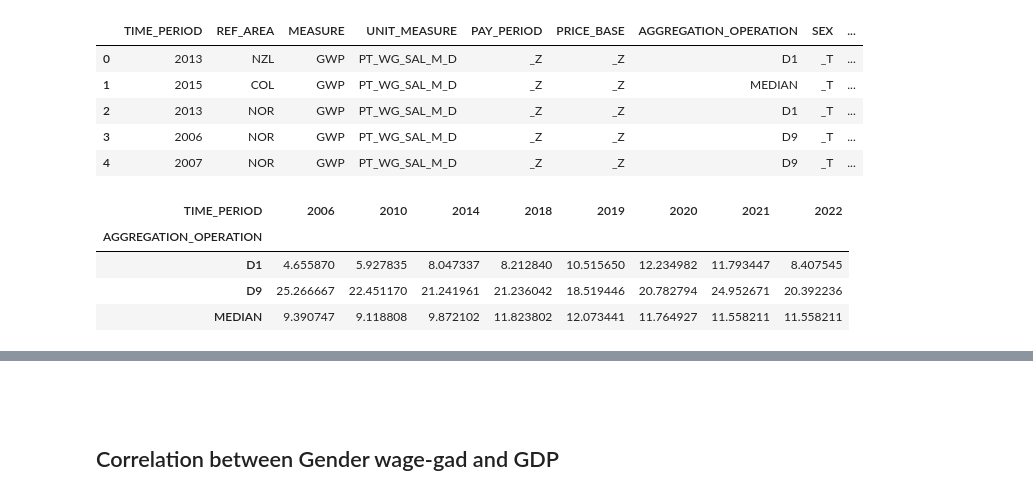
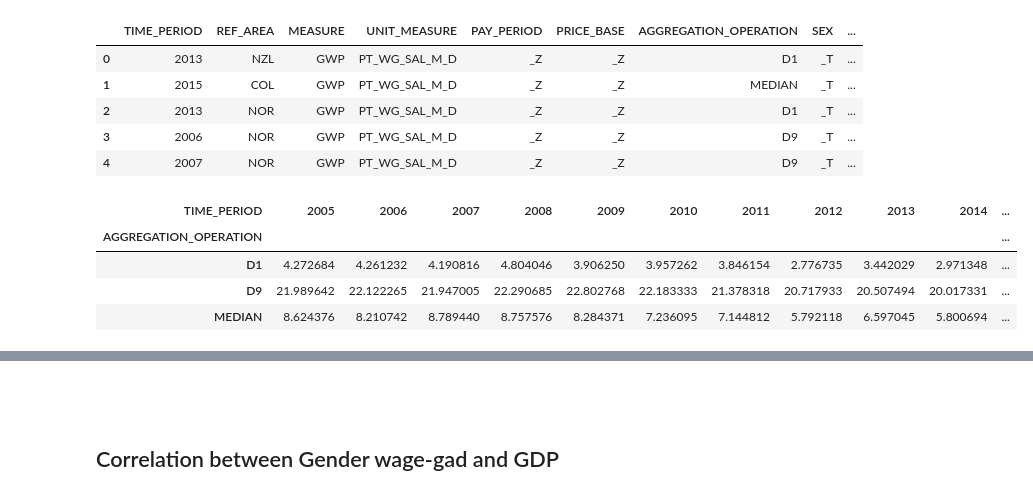
Before and after one commit to PaolaGaray/FirstProject, a Jupyter notebook: notebooks/load_and_clean_data_paola.ipynb, the cells around one changed output, grey strips where cells are left out. Cells and saved outputs as stored; diff of their text form; code cells hidden in the pictures.

```diff
--- a/notebooks/load_and_clean_data_paola.ipynb
+++ b/notebooks/load_and_clean_data_paola.ipynb
@@ -128,24 +128,24 @@ gender_wage_gap_df.head(5)
 | 4 | 2007 | NOR | GWP | PT_WG_SAL_M_D | _Z | _Z | D9 | _T | ... |
 # %%
 # Filter the data for each country
-country = 'FRA' # Here you can select the country you want to check
+country = 'NOR' # Here you can select the country you want to check
 
 country_selected_df = gender_wage_gap_df[gender_wage_gap_df['REF_AREA'] == country]
 country_selected_df.head(5)
 
 # Pivot the DataFrame to have aggregation operation as the index and years as columns
 country_selected_pivot = country_selected_df.pivot(
     index='AGGREGATION_OPERATION',
     columns='TIME_PERIOD',
     values='OBS_VALUE'
 )
 display(country_selected_pivot)
 # %% [output]
-| TIME_PERIOD | 2006 | 2010 | 2014 | 2018 | 2019 | 2020 | 2021 | 2022 |
-| AGGREGATION_OPERATION |  |  |  |  |  |  |  |  |
-| D1 | 4.655870 | 5.927835 | 8.047337 | 8.212840 | 10.515650 | 12.234982 | 11.793447 | 8.407545 |
-| D9 | 25.266667 | 22.451170 | 21.241961 | 21.236042 | 18.519446 | 20.782794 | 24.952671 | 20.392236 |
-| MEDIAN | 9.390747 | 9.118808 | 9.872102 | 11.823802 | 12.073441 | 11.764927 | 11.558211 | 11.558211 |
+| TIME_PERIOD | 2005 | 2006 | 2007 | 2008 | 2009 | 2010 | 2011 | 2012 | 2013 | 2014 | ... |
+| AGGREGATION_OPERATION |  |  |  |  |  |  |  |  |  |  | ... |
+| D1 | 4.272684 | 4.261232 | 4.190816 | 4.804046 | 3.906250 | 3.957262 | 3.846154 | 2.776735 | 3.442029 | 2.971348 | ... |
+| D9 | 21.989642 | 22.122265 | 21.947005 | 22.290685 | 22.802768 | 22.183333 | 21.378318 | 20.717933 | 20.507494 | 20.017331 | ... |
+| MEDIAN | 8.624376 | 8.210742 | 8.789440 | 8.757576 | 8.284371 | 7.236095 | 7.144812 | 5.792118 | 6.597045 | 5.800694 | ... |
 # %%
 # Plot each 'AGGREGATION_OPERATION'(D1, MEDIAN, D9) over the years:
 
```
Also changed, not shown: parts of 3 cells of this notebook, 8 other files.
